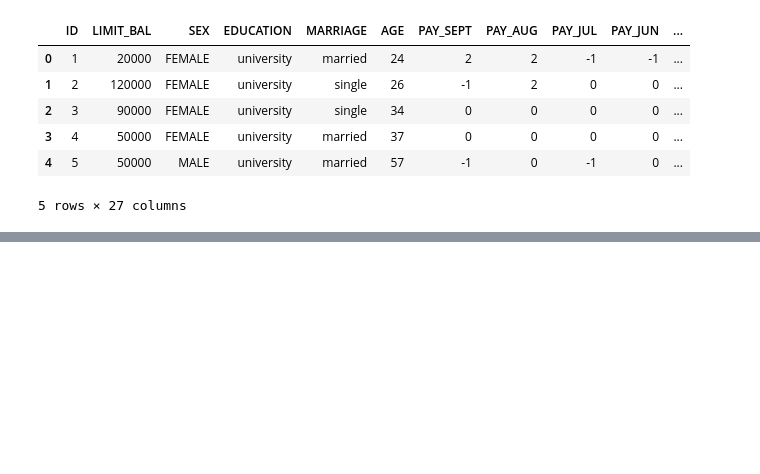
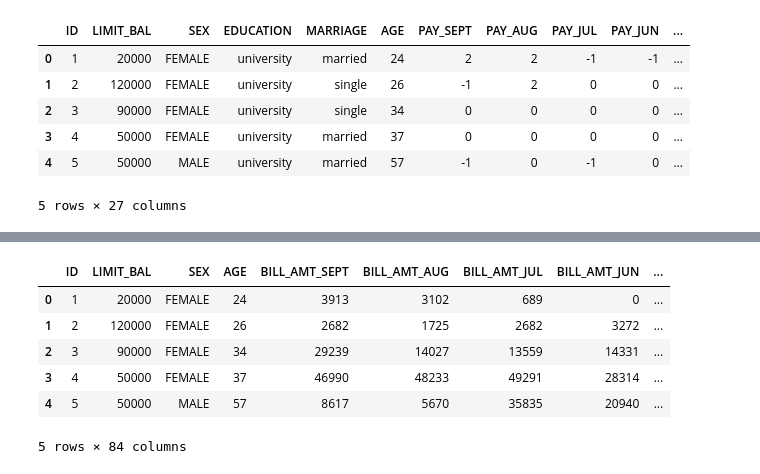
Before and after one commit to Onkar-TAE/Credit-Card-Default-Prediction, a Jupyter notebook: Credit_Card_Default_Prediction_Capstone_Project.ipynb, the cells around one changed output, grey strips where cells are left out. Cells and saved outputs as stored; diff of their text form; code cells hidden in the pictures; blank space fills up the shorter version.

```diff
--- a/Credit_Card_Default_Prediction_Capstone_Project.ipynb
+++ b/Credit_Card_Default_Prediction_Capstone_Project.ipynb
@@ -539,0 +554,14 @@ df_fr.head()
+# %%
+df_fr.drop(['EDUCATION_others','MARRIAGE_others'],axis = 1, inplace = True)
+# %%
+df_fr = pd.get_dummies(df_fr, columns = ['PAY_SEPT',	'PAY_AUG',	'PAY_JUL',	'PAY_JUN',	'PAY_MAY',	'PAY_APR'], drop_first = True )
+# %%
+df_fr.head()
+# %% [output]
+|  | ID | LIMIT_BAL | SEX | AGE | BILL_AMT_SEPT | BILL_AMT_AUG | BILL_AMT_JUL | BILL_AMT_JUN | ... |
+| 0 | 1 | 20000 | FEMALE | 24 | 3913 | 3102 | 689 | 0 | ... |
+| 1 | 2 | 120000 | FEMALE | 26 | 2682 | 1725 | 2682 | 3272 | ... |
+| 2 | 3 | 90000 | FEMALE | 34 | 29239 | 14027 | 13559 | 14331 | ... |
+| 3 | 4 | 50000 | FEMALE | 37 | 46990 | 48233 | 49291 | 28314 | ... |
+| 4 | 5 | 50000 | MALE | 57 | 8617 | 5670 | 35835 | 20940 | ... |
+5 rows × 84 columns
```
Also changed, not shown: parts of 7 cells of this notebook.
